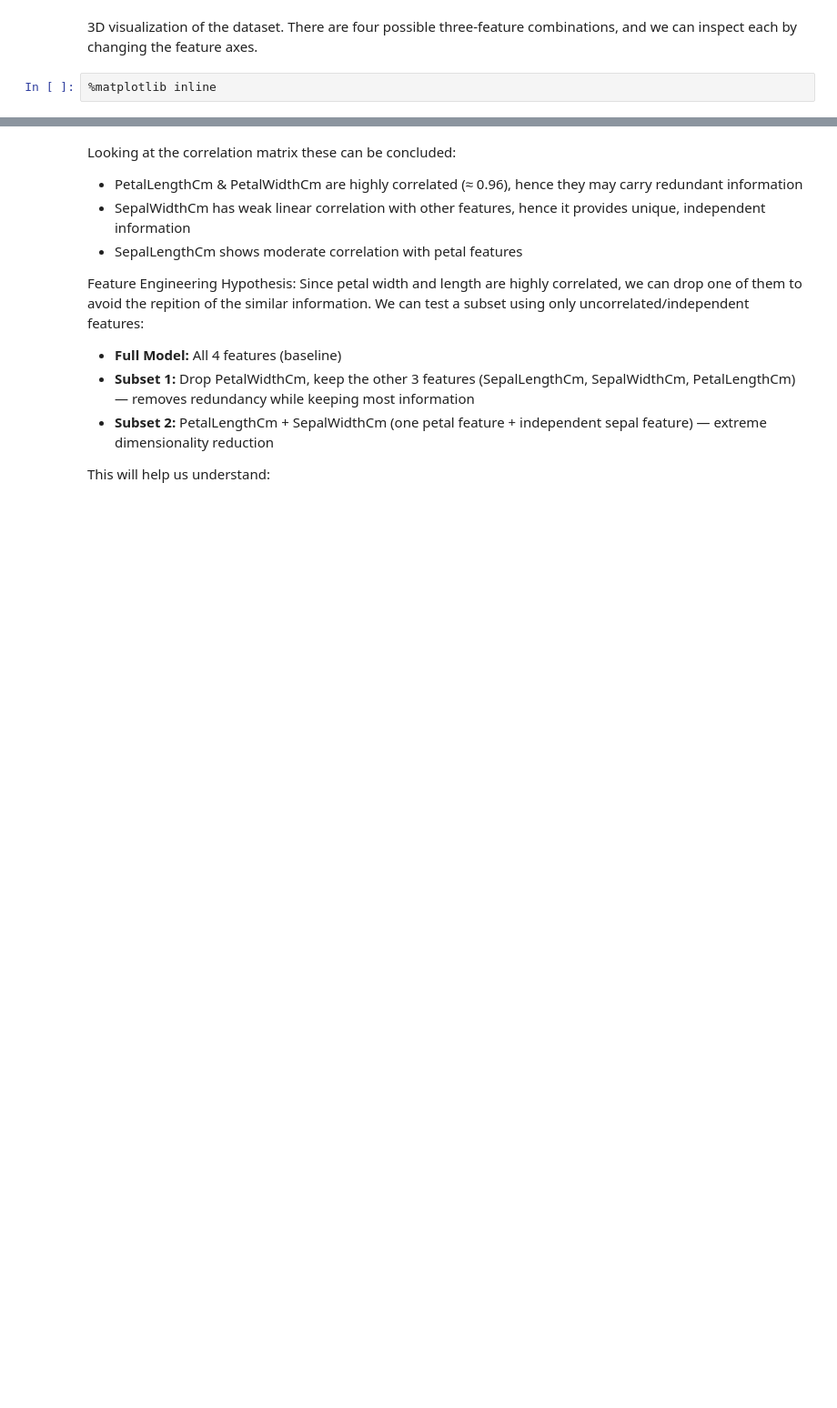
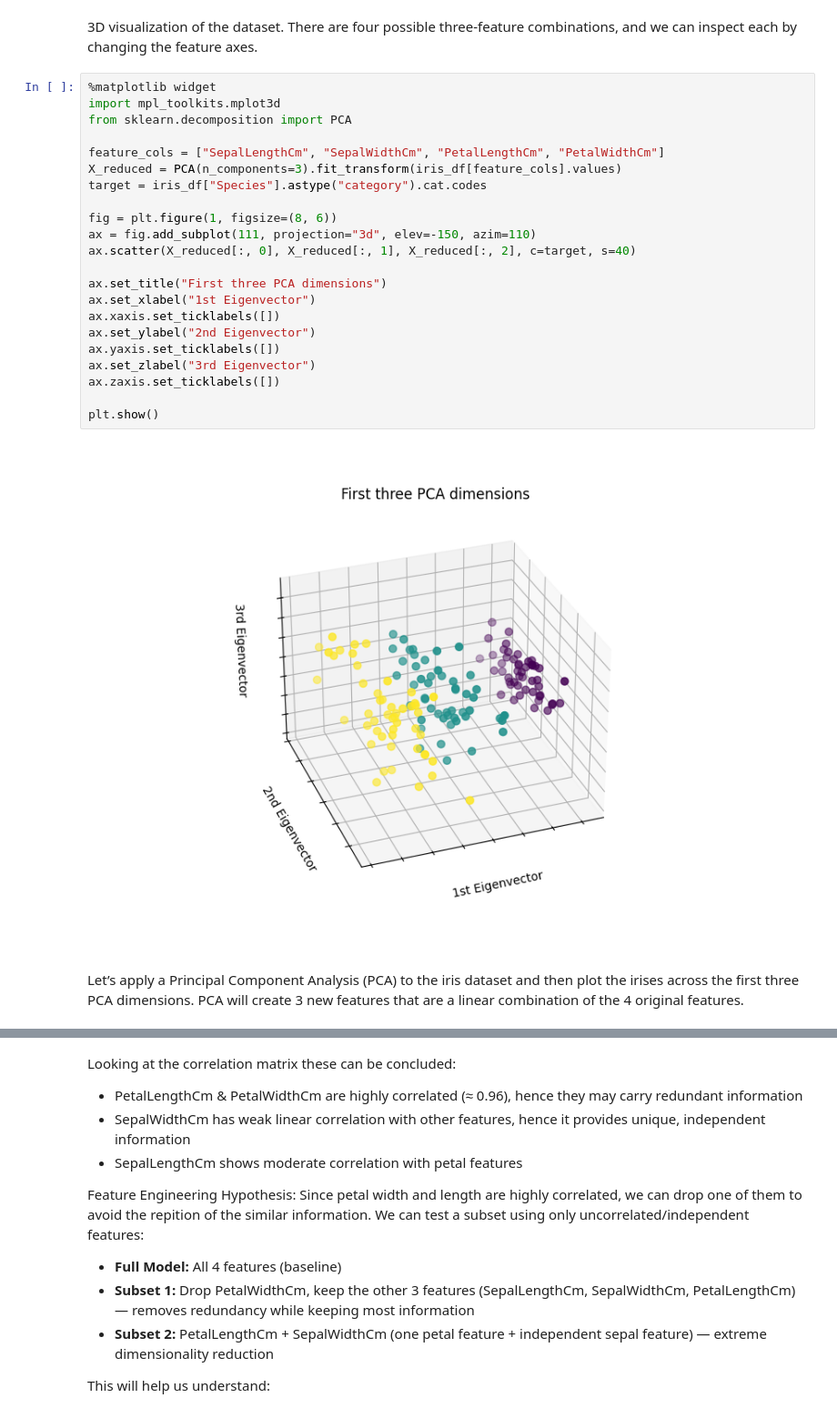
Before and after one commit to MaharramovMurad/Iris-Species-Classification, a Jupyter notebook: iris_flower_classification.ipynb, the cells around one changed output, grey strips where cells are left out. Shown at 91% size. Saved outputs shown, nothing was run; the diff lists cells and outputs as text; blank space fills up the shorter version.

```diff
--- a/iris_flower_classification.ipynb
+++ b/iris_flower_classification.ipynb
@@ -131,7 +131,31 @@ plt.show()
 [figure]
 # %% [markdown]
 3D visualization of the dataset. There are four possible three-feature combinations, and we can inspect each by changing the feature axes.
-# %%
-%matplotlib inline
+# %%
+%matplotlib widget
+import mpl_toolkits.mplot3d
+from sklearn.decomposition import PCA
+
+feature_cols = ["SepalLengthCm", "SepalWidthCm", "PetalLengthCm", "PetalWidthCm"]
+X_reduced = PCA(n_components=3).fit_transform(iris_df[feature_cols].values)
+target = iris_df["Species"].astype("category").cat.codes
+
+fig = plt.figure(1, figsize=(8, 6))
+ax = fig.add_subplot(111, projection="3d", elev=-150, azim=110)
+ax.scatter(X_reduced[:, 0], X_reduced[:, 1], X_reduced[:, 2], c=target, s=40)
+
+ax.set_title("First three PCA dimensions")
+ax.set_xlabel("1st Eigenvector")
+ax.xaxis.set_ticklabels([])
+ax.set_ylabel("2nd Eigenvector")
+ax.yaxis.set_ticklabels([])
+ax.set_zlabel("3rd Eigenvector")
+ax.zaxis.set_ticklabels([])
+
+plt.show()
+# %% [output]
+[figure, added]
+# %% [markdown]
+Let’s apply a Principal Component Analysis (PCA) to the iris dataset and then plot the irises across the first three PCA dimensions. PCA will create 3 new features that are a linear combination of the 4 original features.
 # %%
 # Correlation heatmap to visualize relationships between features
```
Also changed, not shown: parts of 20 cells of this notebook.
